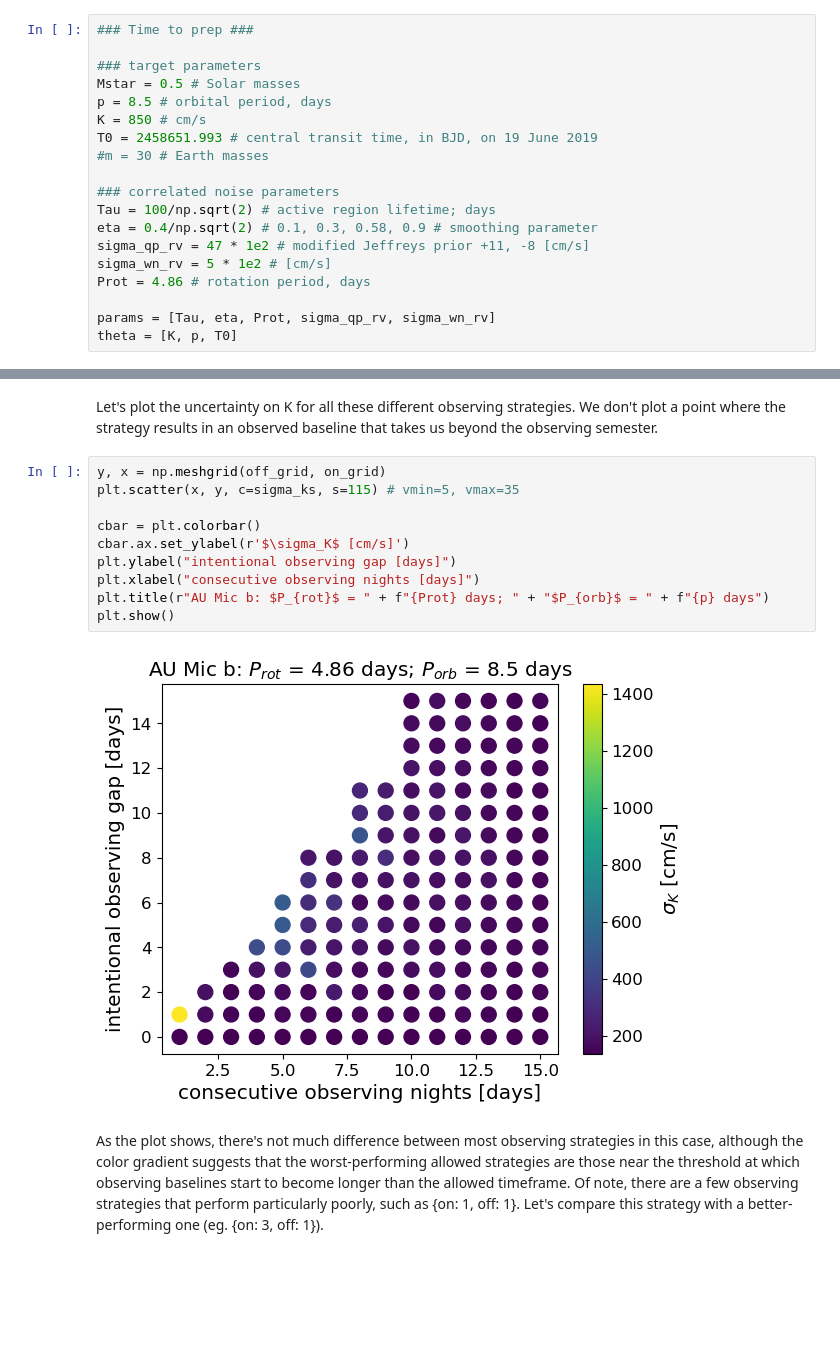
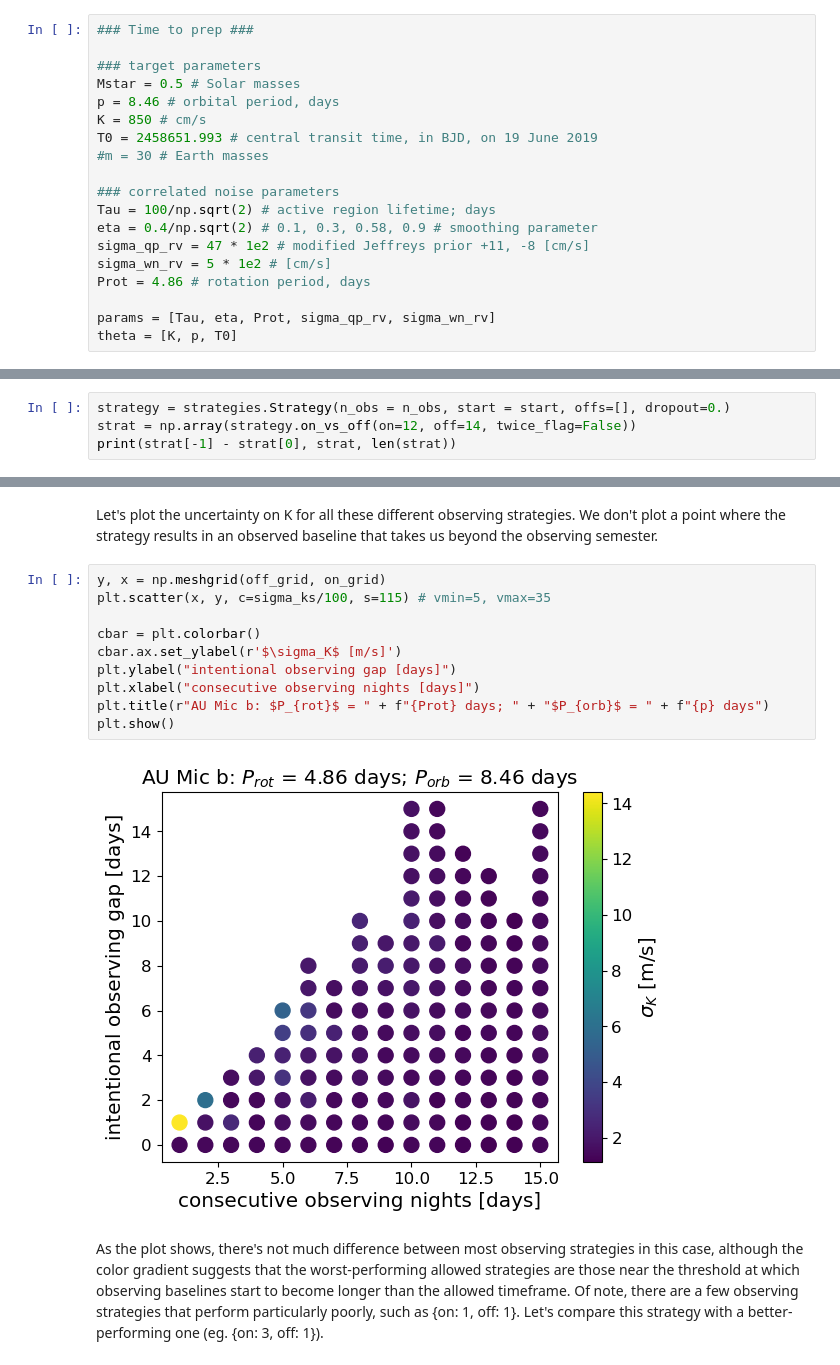
Before and after one commit to exoclam/gaspery, a Jupyter notebook: tutorials/fixed_budget.ipynb, the cells around one changed output, grey strips where cells are left out. Cells and saved outputs as stored; diff of their text form; blank space fills up the shorter version.

```diff
--- a/tutorials/fixed_budget.ipynb
+++ b/tutorials/fixed_budget.ipynb
@@ -43,7 +43,7 @@ We take the target parameters (stellar mass, planet orbital period, estimated RV
 
 ### target parameters
 Mstar = 0.5 # Solar masses
-p = 8.5 # orbital period, days
+p = 8.46 # orbital period, days
 K = 850 # cm/s
 T0 = 2458651.993 # central transit time, in BJD, on 19 June 2019
 #m = 30 # Earth masses
@@ -125,0 +145,4 @@ baseline_tol = (stop - start)[0] # if I go past this, stop observing
+# %%
+strategy = strategies.Strategy(n_obs = n_obs, start = start, offs=[], dropout=0.)
+strat = np.array(strategy.on_vs_off(on=12, off=14, twice_flag=False))
+print(strat[-1] - strat[0], strat, len(strat))
@@ -179,16 +212,16 @@ for enum_on, on in enumerate(tqdm(on_grid)):
 Let's plot the uncertainty on K for all these different observing strategies. We don't plot a point where the strategy results in an observed baseline that takes us beyond the observing semester.
 # %%
 y, x = np.meshgrid(off_grid, on_grid)
-plt.scatter(x, y, c=sigma_ks, s=115) # vmin=5, vmax=35
+plt.scatter(x, y, c=sigma_ks/100, s=115) # vmin=5, vmax=35
 
 cbar = plt.colorbar()
-cbar.ax.set_ylabel(r'$\sigma_K$ [cm/s]')
+cbar.ax.set_ylabel(r'$\sigma_K$ [m/s]')
 plt.ylabel("intentional observing gap [days]")
 plt.xlabel("consecutive observing nights [days]")
 plt.title(r"AU Mic b: $P_{rot}$ = " + f"{Prot} days; " + "$P_{orb}$ = " + f"{p} days")
 plt.show()
 # %% [output]
-[figure, old version]
+[figure, new version]
 # %% [markdown]
 As the plot shows, there's not much difference between most observing strategies in this case, although the color gradient suggests that the worst-performing allowed strategies are those near the threshold at which observing baselines start to become longer than the allowed timeframe. Of note, there are a few observing strategies that perform particularly poorly, such as {on: 1, off: 1}. Let's compare this strategy with a better-performing one (eg. {on: 3, off: 1}).
 # %% [markdown]
```
Also changed, not shown: parts of 8 cells of this notebook.
